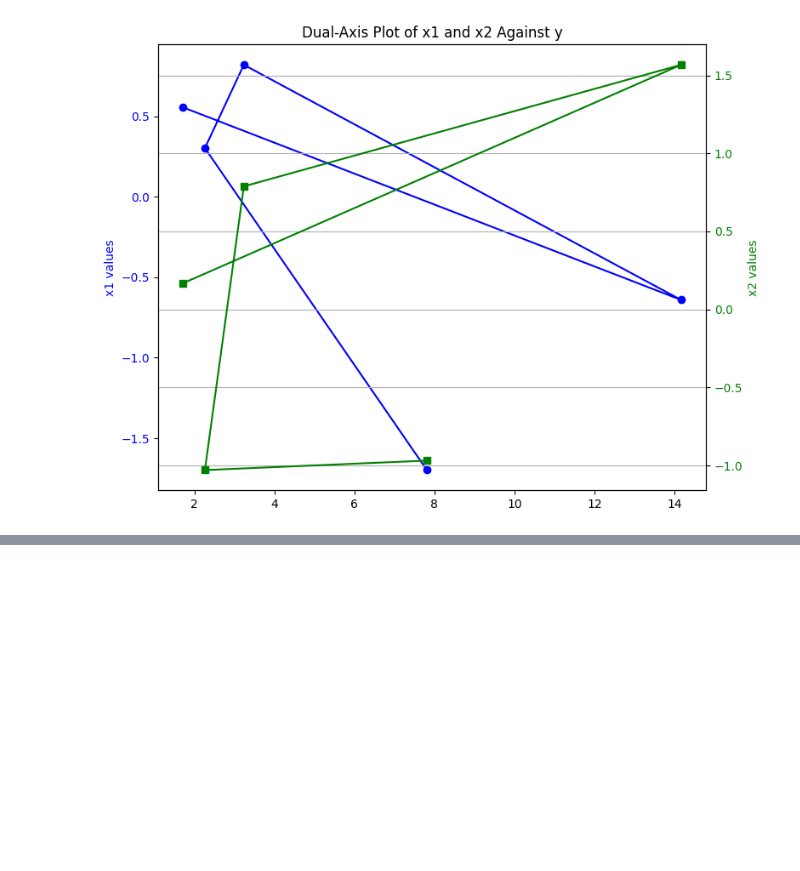
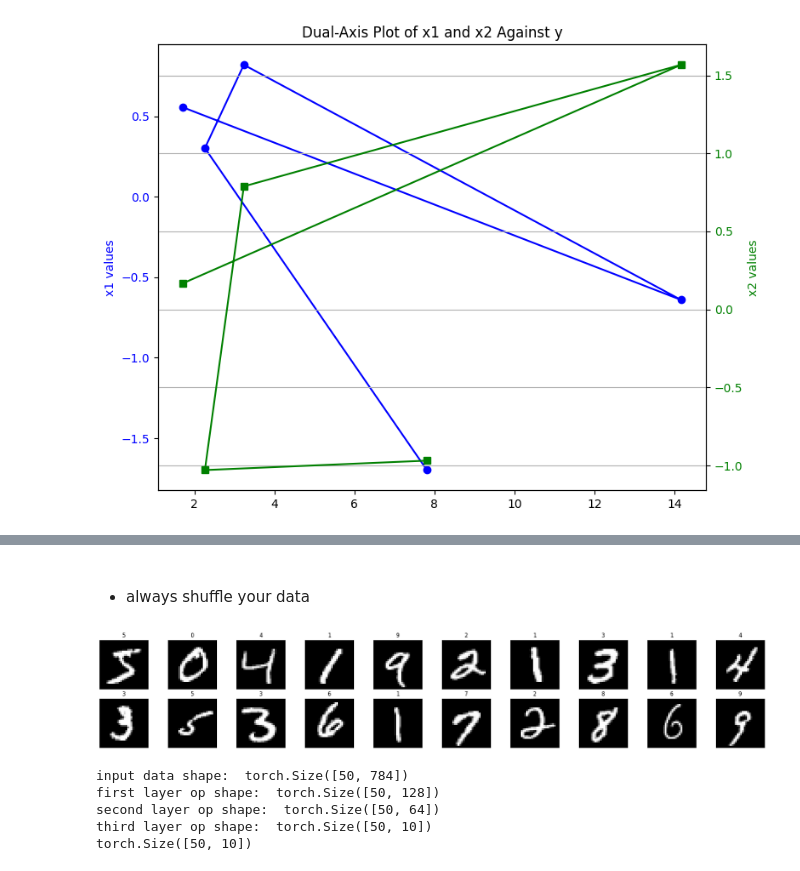
Before and after one commit to mridulpant2010/CS5480-deeplearning, a Jupyter notebook: bootcamp_practice/pytorch_learning.ipynb, the cells around one changed output, grey strips where cells are left out. Saved outputs shown, nothing was run; the diff lists cells and outputs as text; code cells hidden in the pictures; blank space fills up the shorter version.

Commit message:
added code for the mnnist dataset utilising SGD

```diff
--- a/bootcamp_practice/pytorch_learning.ipynb
+++ b/bootcamp_practice/pytorch_learning.ipynb
@@ -273,0 +418,77 @@ plt.show()
+# %% [markdown]
+##
+- always shuffle your data
+# %%
+from torchvision import datasets
+import torchvision.transforms as transforms
+transform = transforms.ToTensor()
+train_data = datasets.MNIST(root='data',train=True,download=True,transform=transform)
+test_data = datasets.MNIST(root='data',train=False,download=True,transform=transform)
+
+valid_size = 0.2
+
+## shuffle the data before
+len_train = len(train_data)
+indices = list(range(len_train))
+np.random.shuffle(indices)
+split = int(np.floor(valid_size * len_train))
+train_index, valid_index = indices[split:], indices[:split]
+
+batch_size=50
+num_workers=1
+
+# prepare data loaders
+train_loader = torch.utils.data.DataLoader(train_data, batch_size = batch_size, num_workers = num_workers)
+valid_loader = torch.utils.data.DataLoader(train_data, batch_size = batch_size, sampler = torch.utils.data.SubsetRandomSampler(valid_index), num_workers = num_workers)
+test_loader = torch.utils.data.DataLoader(test_data, batch_size = batch_size, num_workers = num_workers)
+# %%
+# obtain one batch of training images
+dataiter = iter(train_loader)
+images, labels = next(dataiter)
+image_np = images.numpy()
+
+# plot the images in the batch, along with the corresponding labels
+fig = plt.figure(figsize=(25, 4))
+for idx in np.arange(20):
+    ax = fig.add_subplot(2, 20//2, idx+1, xticks=[], yticks=[])
+    ax.imshow(np.squeeze(images[idx]), cmap='gray')
+    # print out the correct label for each image
+    # .item() gets the value contained in a Tensor
+    ax.set_title(str(labels[idx].item()))
+# %% [output]
+[figure, added]
+# %%
+import torch.nn as nn
+
+class MLP(nn.Module):
+    def __init__(self,img_size,input,hidden,output):
+        super().__init__()
+        self.fc1 = nn.Linear(img_size,input)
+        self.fc2 = nn.Linear(input,hidden)
+        self.fc3 = nn.Linear(hidden,output)
+
+    def forward(self,data):
+        flattened_data = torch.flatten(data,start_dim=1)
+        print("input data shape: ",flattened_data.shape) #(50,784)
+        flattened_data=torch.relu(self.fc1(flattened_data))
+        print("first layer op shape: ",flattened_data.shape) #(50,128)
+        flattened_data=torch.relu(self.fc2(flattened_data))
+        print("second layer op shape: ",flattened_data.shape) #(50,64)
+        flattened_data=self.fc3(flattened_data) # why is there no output activation function at the output layer
+        print("third layer op shape: ",flattened_data.shape) #(50,10)
+        return flattened_data #(50,10)
+
+image_size = 28*28
+input = 128
+hidden= 64
+output=10
+mlp = MLP(image_size,input,hidden,output)
+result = mlp.forward(images)
+print(result.shape)
+assert result.shape == (50,10)
+# %% [output]
+input data shape:  torch.Size([50, 784])
+first layer op shape:  torch.Size([50, 128])
+second layer op shape:  torch.Size([50, 64])
+third layer op shape:  torch.Size([50, 10])
+torch.Size([50, 10])
```
Also changed, not shown: parts of 7 cells of this notebook, 1 other file.
